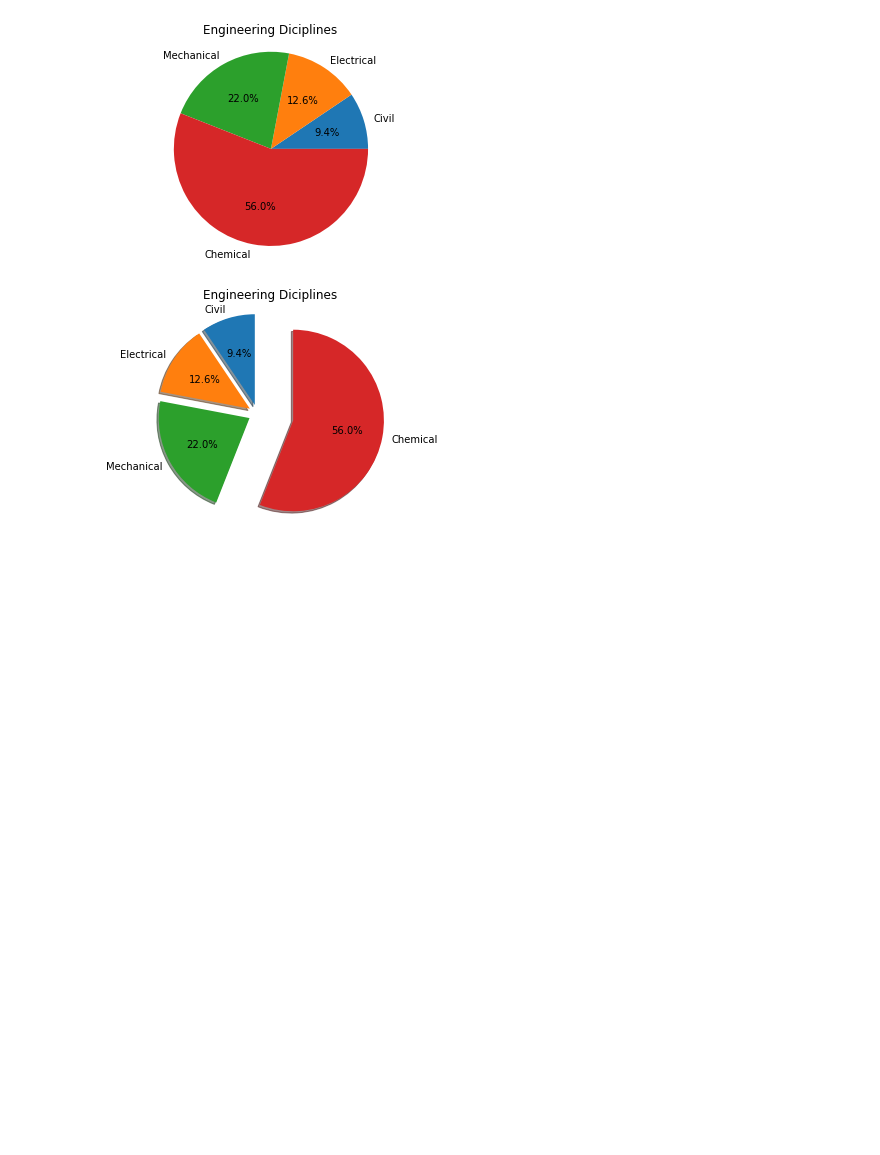
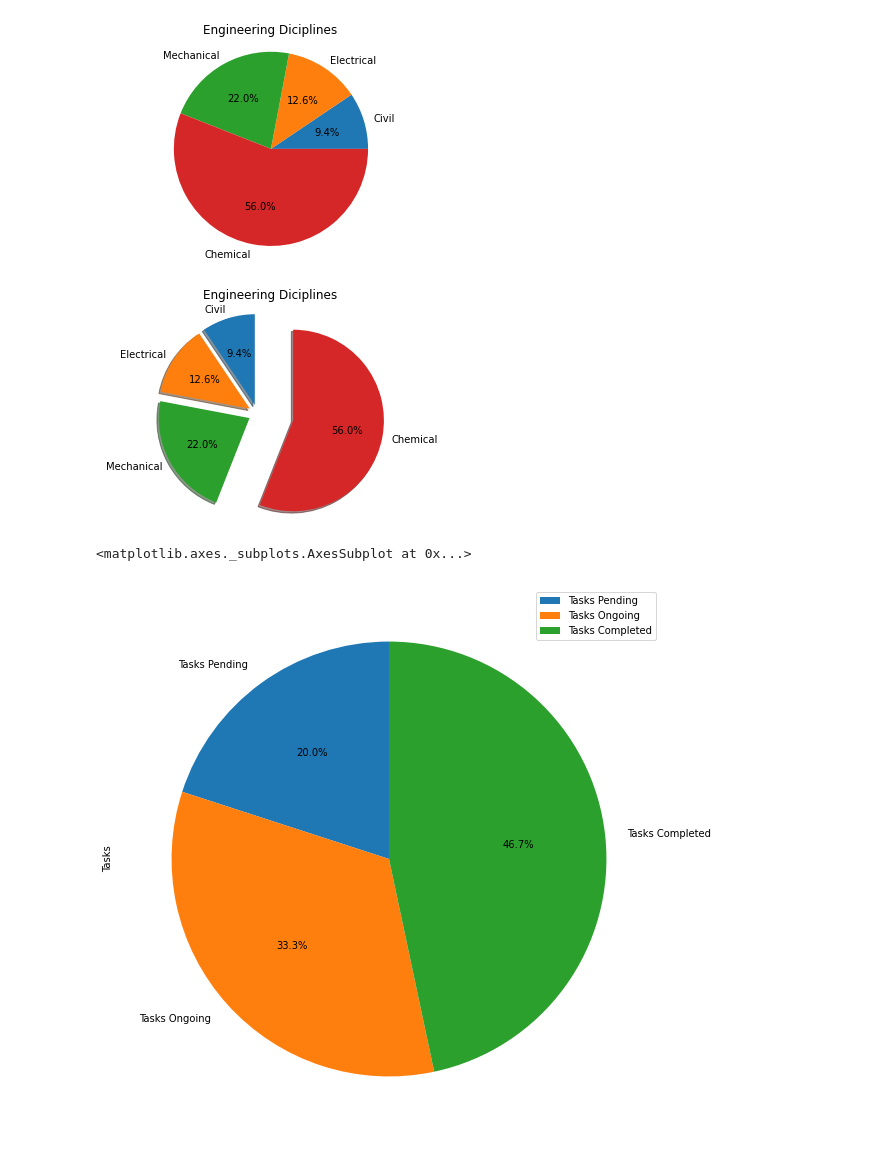
Before and after one commit to Manalibhaskar07/MSC_FDS_528, a Jupyter notebook: Untitled6.ipynb, the cells around one changed output. Saved outputs shown, nothing was run; the diff lists cells and outputs as text; code cells hidden in the pictures; blank space fills up the shorter version.

```diff
--- a/Untitled6.ipynb
+++ b/Untitled6.ipynb
@@ -66,3 +66,15 @@ ax.set_title('Engineering Diciplines')
 plt.show()
 # %% [output]
 [figure]
+# %%
+from pandas import DataFrame
+import matplotlib.pyplot as plt
+
+Data = {'Tasks':[300,500,700],
+        'Task Type': ['Tasks Pending','Tasks Ongoing','Tasks Completed']}
+df = DataFrame(Data)
+df.set_index('Task Type',inplace = True)
+df.plot.pie(y = 'Tasks',figsize = (10,10),autopct = '%1.1f%%',startangle = 90)
+# %% [output]
+<matplotlib.axes._subplots.AxesSubplot at 0x...>
+[figure, added]
```
